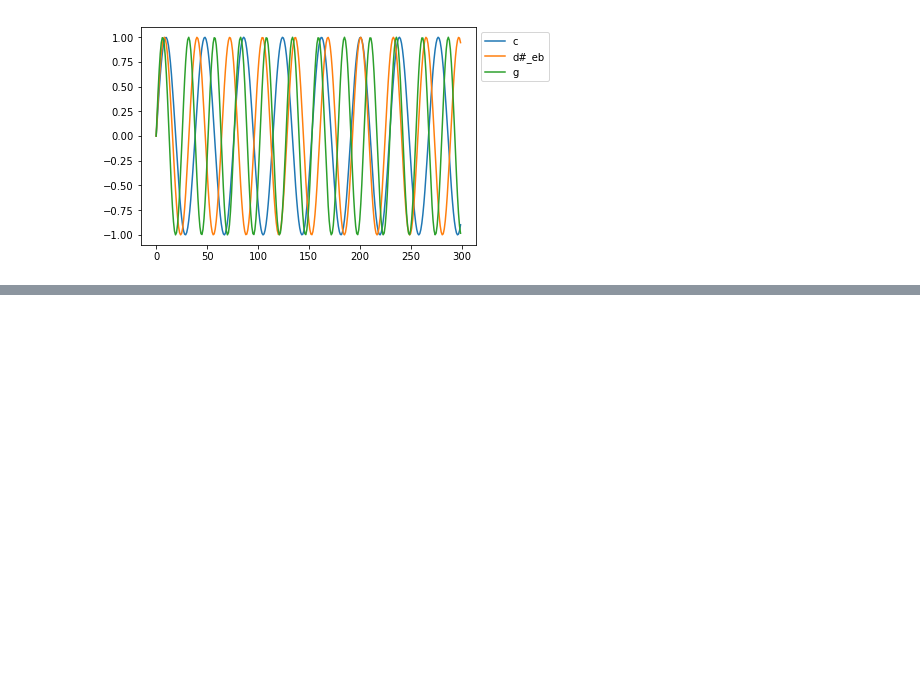
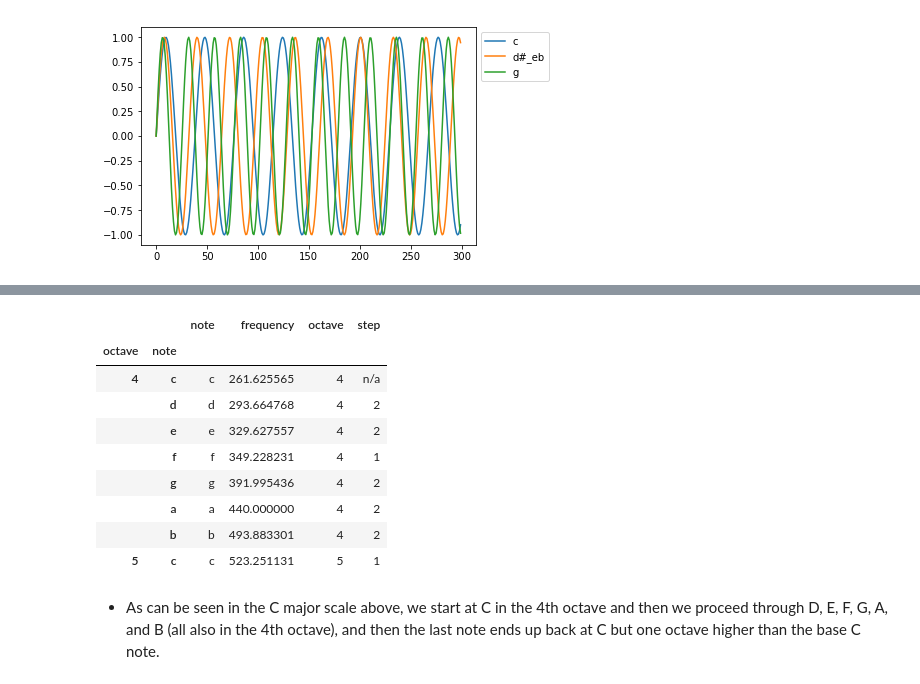
Before and after one commit to mulhod/musics, a Jupyter notebook: Music_and_Physics.ipynb, the cells around one changed output, grey strips where cells are left out. Saved outputs shown, nothing was run; the diff lists cells and outputs as text; code cells hidden in the pictures; blank space fills up the shorter version.

```diff
--- a/Music_and_Physics.ipynb
+++ b/Music_and_Physics.ipynb
@@ -251,0 +261,33 @@ player.play_wave(synthesizer.generate_chord([x.frequency for x in bad_chord], 3.
+# %%
+def get_major_scale(base_note, starting_octave):
+    major_scale_pattern = [2, 2, 1, 2, 2, 2, 1]
+    scale = pd.DataFrame(full_scale.loc[starting_octave:starting_octave + 1])
+    base = pd.Series(scale.loc[starting_octave, base_note])
+    base["step"] = "n/a"
+    major_scale = [base]
+    position = list(scale.loc[starting_octave].note).index(base_note)
+    for step in major_scale_pattern:
+        position = position + step
+        next_note = pd.Series(scale.iloc[position])
+        next_note["step"] = step
+        major_scale.append(next_note)
+    major_scale = pd.DataFrame(major_scale)
+    major_scale.set_index(["octave", "note"], drop=False, inplace=True)
+    return major_scale
+# %%
+c4_major_scale = get_major_scale("c", 4)
+# %%
+c4_major_scale
+# %% [output]
+|  |  | note | frequency | octave | step |
+| octave | note |  |  |  |  |
+| 4 | c | c | 261.625565 | 4 | n/a |
+|  | d | d | 293.664768 | 4 | 2 |
+|  | e | e | 329.627557 | 4 | 2 |
+|  | f | f | 349.228231 | 4 | 1 |
+|  | g | g | 391.995436 | 4 | 2 |
+|  | a | a | 440.000000 | 4 | 2 |
+|  | b | b | 493.883301 | 4 | 2 |
+| 5 | c | c | 523.251131 | 5 | 1 |
+# %% [markdown]
+- As can be seen in the C major scale above, we start at C in the 4th octave and then we proceed through D, E, F, G, A, and B (all also in the 4th octave), and then the last note ends up back at C but one octave higher than the base C note.
```
Also changed, not shown: parts of 4 cells of this notebook.
